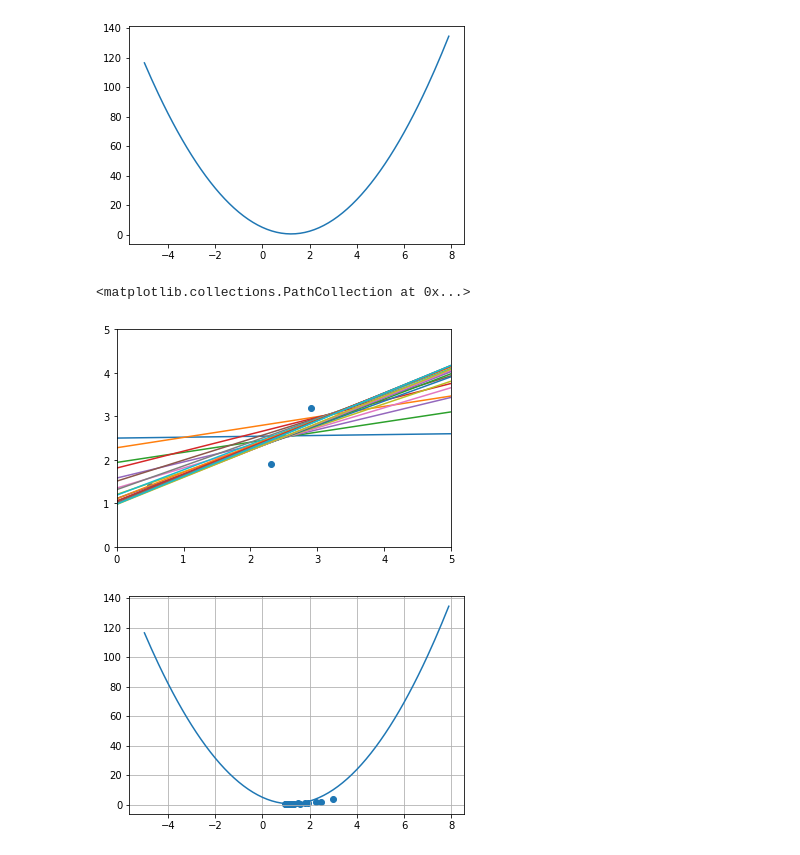
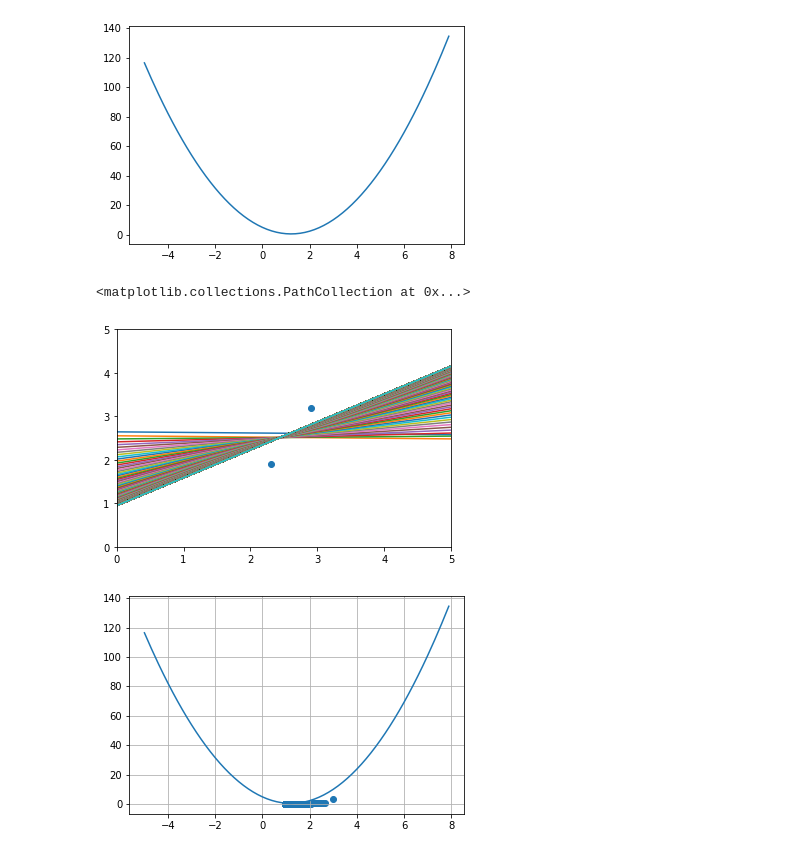
Before and after one commit to ManojKesani/100-Days-Of-ML-Code, a Jupyter notebook: GD_1.ipynb, the cells around one changed output. Drawn from its saved outputs; the diff is of its cells as text; code cells hidden in the pictures.

```diff
--- a/GD_1.ipynb
+++ b/GD_1.ipynb
@@ -29,11 +29,11 @@ e_y = []
 e_x = np.arange(-5,8,0.1)
 for c in e_x :
   # c = 1
-  err = 0
+  loss = 0
   for x,y in zip(X,Y):
     y1 = fun(x,m,c)
-    err += (y1-y)**2
+    loss += (y1-y)**2
 
-  e_y.append(err)
+  e_y.append(loss)
 # %%
 plt.plot(e_x,e_y)
@@ -41,7 +42,7 @@ plt.plot(e_x,e_y)
 [<matplotlib.lines.Line2D at 0x...>]
 [figure]
 # %%
-m = 0
+m = 0.5
 c = 3
 lr = 0.1
 
@@ -51,7 +52,7 @@ def loss_fun(X,Y,m,c):
     y1 = fun(x,m,c)
     l += (y1-y)**2
 
-  return l
+  return l/X.shape[0]
 
 
 def dloss_fun_C(X,Y,m,c):
@@ -59,44 +60,44 @@ def dloss_fun_C(X,Y,m,c):
   for x,y in zip(X,Y):
     y1 = fun(x,m,c)
     s += 2*(y1-y)
-  return s
+  return s/X.shape[0]
 
 def dloss_fun_M(X,Y,m,c):
   s = 0
   for x,y in zip(X,Y):
     y1 = fun(x,m,c)
     s += 2*(y1-y)*x
-  return s
+  return s/X.shape[0]
 
 l = []
 e = []
 ap_C = []
-for i in range(20):
+for i in range(500):
   # print('hi')
   ap_C.append(c)
   e.append(loss_fun(X,Y,m,c))
 
   loss = loss_fun(X,Y,m,c)
   step_C = lr*dloss_fun_C(X,Y,m,c)
   c = c - step_C
 
 
   step_M = lr*dloss_fun_M(X,Y,m,c)
   m = m - step_M
 
   l.append(loss)
   x_tick = np.arange(0,5,0.01)
   y_l = fun(x_tick,m,c)
   plt.plot(x_tick,y_l)
 
   plt.xlim(0,5)
   plt.ylim(0,5)
   plt.grid()
 
 plt.scatter(X,Y)
 # %% [output]
 <matplotlib.collections.PathCollection at 0x...>
-[figure, old version]
+[figure, new version]
 # %%
 # plt.plot(np.arange(0,50),l)
 plt.plot(e_x,e_y)
```
Also changed, not shown: parts of 8 cells of this notebook.
